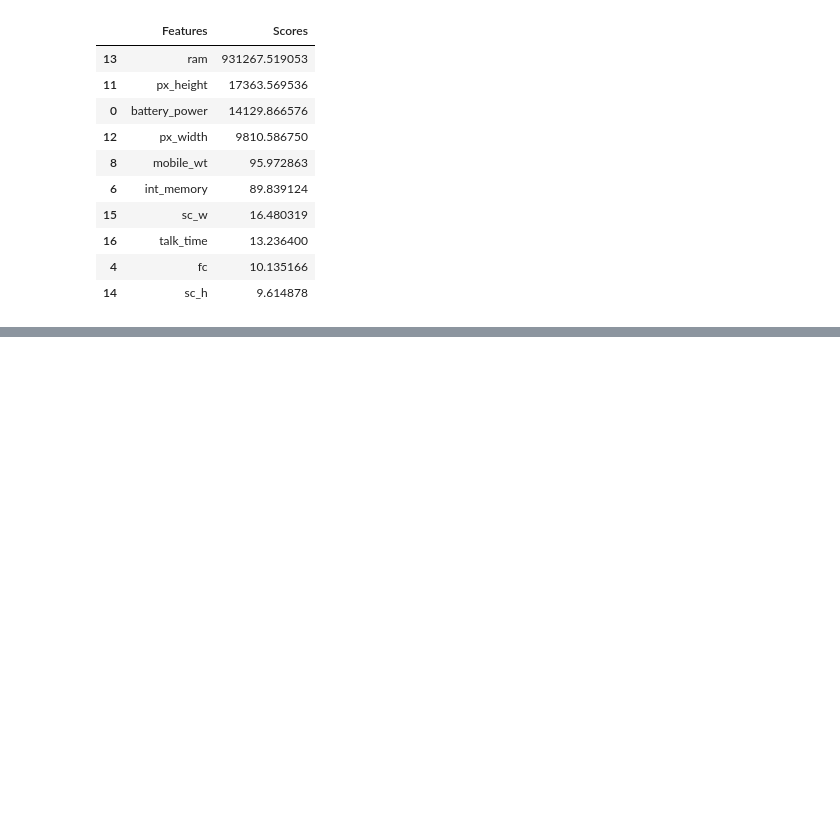
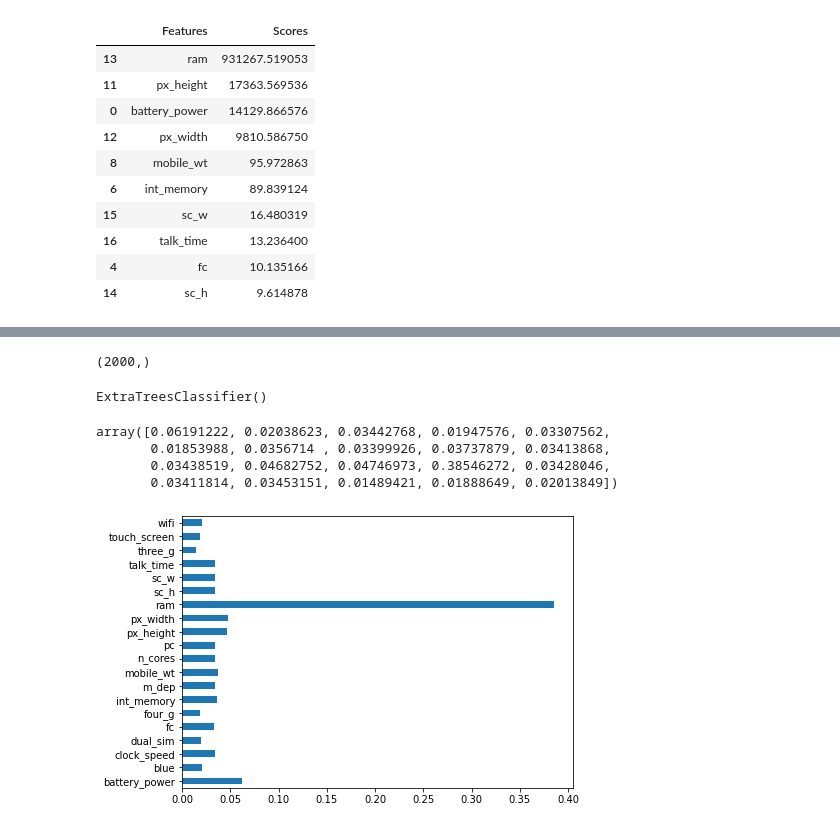
Before and after one commit to sagar2582/Capstone-3-Mobile_Price_Prediction, a Jupyter notebook: Capstone_3_Mobile_Price_Prediction.ipynb, the cells around one changed output, grey strips where cells are left out. Drawn from its saved outputs; the diff is of its cells as text; code cells hidden in the pictures; blank space fills up the shorter version.

```diff
--- a/Capstone_3_Mobile_Price_Prediction.ipynb
+++ b/Capstone_3_Mobile_Price_Prediction.ipynb
@@ -378,0 +382,36 @@ list_of_scores.nlargest(10, 'Scores').plot(kind = 'barh')
+# %%
+# Reshaping 'y' before fitting the data
+
+y = y = df_copy['price_range']
+# %%
+y.shape
+# %% [output]
+(2000,)
+# %%
+# Fitting the data
+
+
+ft_imp = ExtraTreesClassifier()
+ft_imp.fit(x, y)
+# %% [output]
+ExtraTreesClassifier()
+# %%
+# Below are the Feature importances
+
+
+ft_imp.feature_importances_
+# %% [output]
+array([0.06191222, 0.02038623, 0.03442768, 0.01947576, 0.03307562,
+       0.01853988, 0.0356714 , 0.03399926, 0.03737879, 0.03413868,
+       0.03438519, 0.04682752, 0.04746973, 0.38546272, 0.03428046,
+       0.03411814, 0.03453151, 0.01489421, 0.01888649, 0.02013849])
+# %%
+# Plotting the features Importances
+
+
+plt.figure(figsize=(7,5))
+feature_importance = pd.Series(ft_imp.feature_importances_, index=x.columns)
+feature_importance.plot(kind='barh')
+plt.show()
+# %% [output]
+[figure, added]
```
Also changed, not shown: parts of 21 cells of this notebook.
